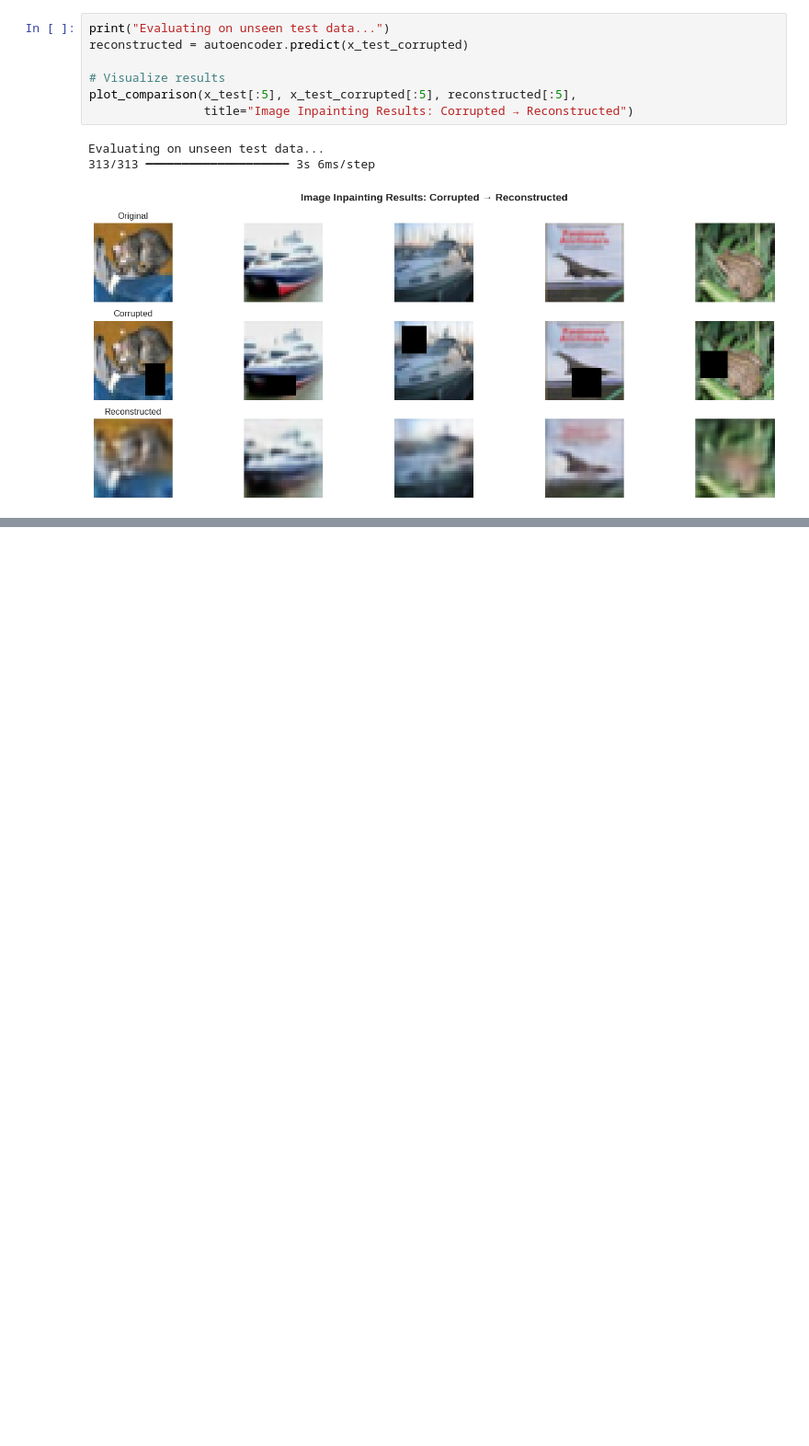
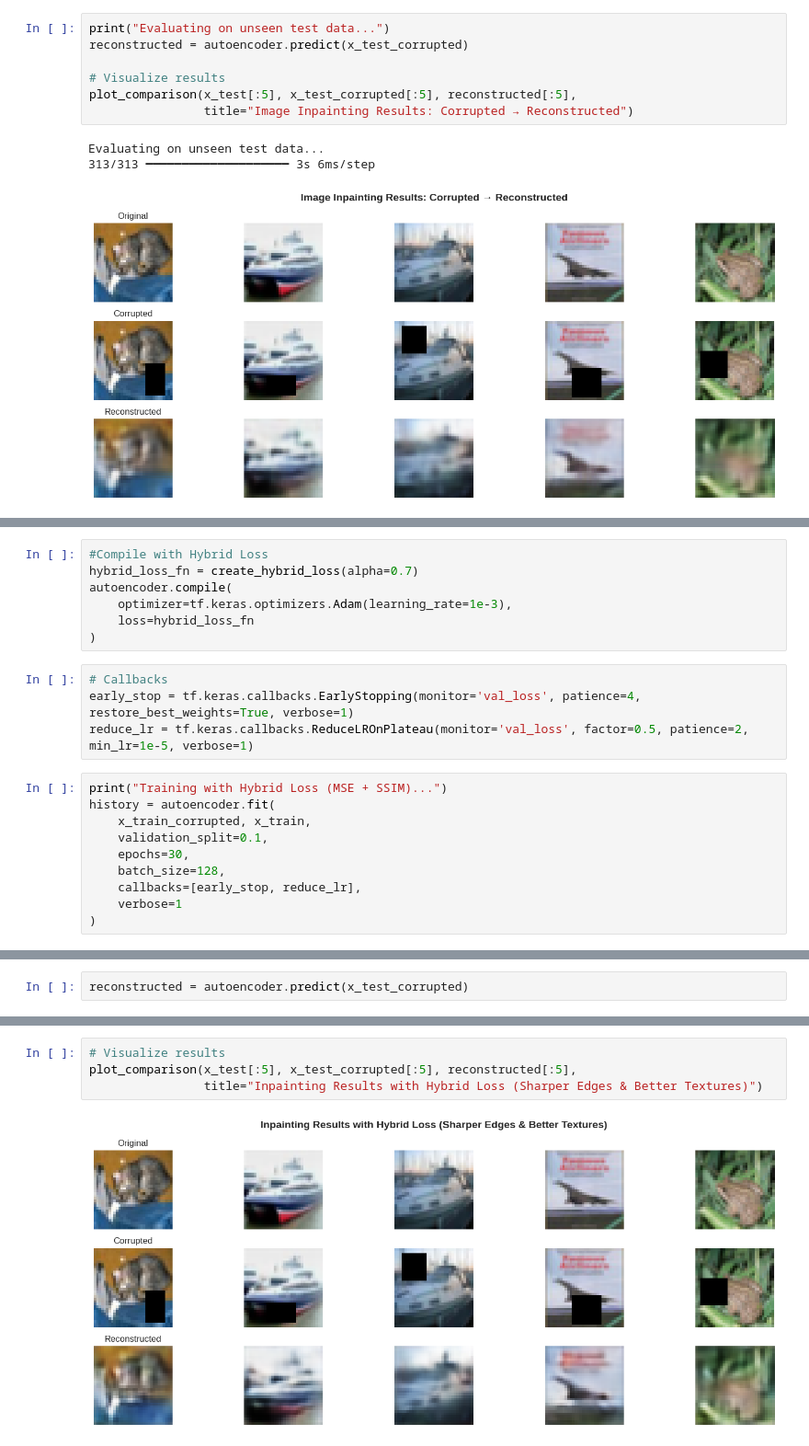
Before and after one commit to Benguerine/ai-notebook, a Jupyter notebook: Auto_Encoders_lab1.ipynb, the cells around one changed output, grey strips where cells are left out. Shown at 92% size. Saved outputs shown, nothing was run; the diff lists cells and outputs as text; blank space fills up the shorter version.

Commit message:
Combine Mean Squared Error (MSE) with Structural Similarity Index (SSIM)

```diff
--- a/Auto_Encoders_lab1.ipynb
+++ b/Auto_Encoders_lab1.ipynb
@@ -226,0 +244,21 @@ Evaluating on unseen test data...
+# %%
+#Compile with Hybrid Loss
+hybrid_loss_fn = create_hybrid_loss(alpha=0.7)
+autoencoder.compile(
+    optimizer=tf.keras.optimizers.Adam(learning_rate=1e-3),
+    loss=hybrid_loss_fn
+)
+# %%
+# Callbacks
+early_stop = tf.keras.callbacks.EarlyStopping(monitor='val_loss', patience=4, restore_best_weights=True, verbose=1)
+reduce_lr = tf.keras.callbacks.ReduceLROnPlateau(monitor='val_loss', factor=0.5, patience=2, min_lr=1e-5, verbose=1)
+# %%
+print("Training with Hybrid Loss (MSE + SSIM)...")
+history = autoencoder.fit(
+    x_train_corrupted, x_train,
+    validation_split=0.1,
+    epochs=30,
+    batch_size=128,
+    callbacks=[early_stop, reduce_lr],
+    verbose=1
+)
@@ -226,0 +283,2 @@ Evaluating on unseen test data...
+# %%
+reconstructed = autoencoder.predict(x_test_corrupted)
@@ -226,0 +287,6 @@ Evaluating on unseen test data...
+# %%
+# Visualize results
+plot_comparison(x_test[:5], x_test_corrupted[:5], reconstructed[:5],
+                title="Inpainting Results with Hybrid Loss (Sharper Edges & Better Textures)")
+# %% [output]
+[figure, added]
```
Also changed, not shown: parts of 3 cells of this notebook.
